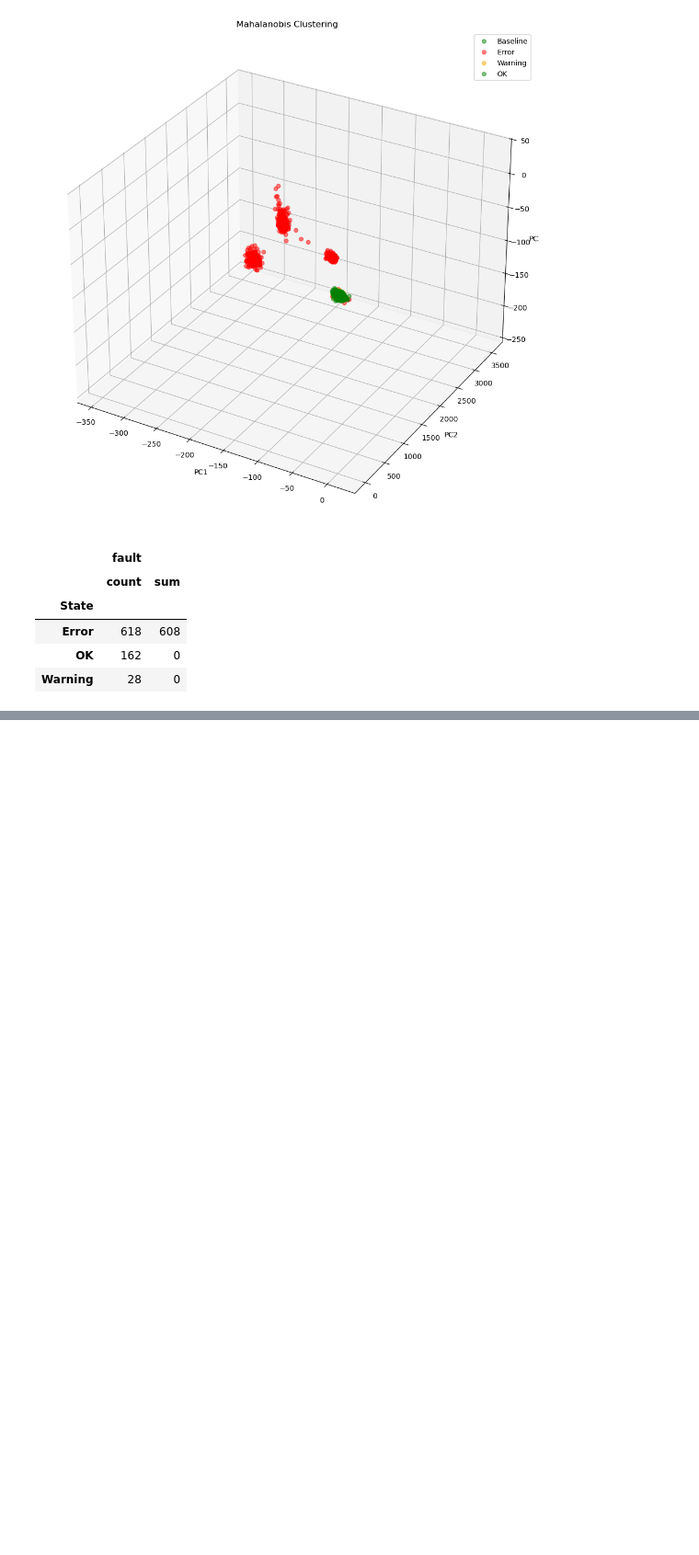
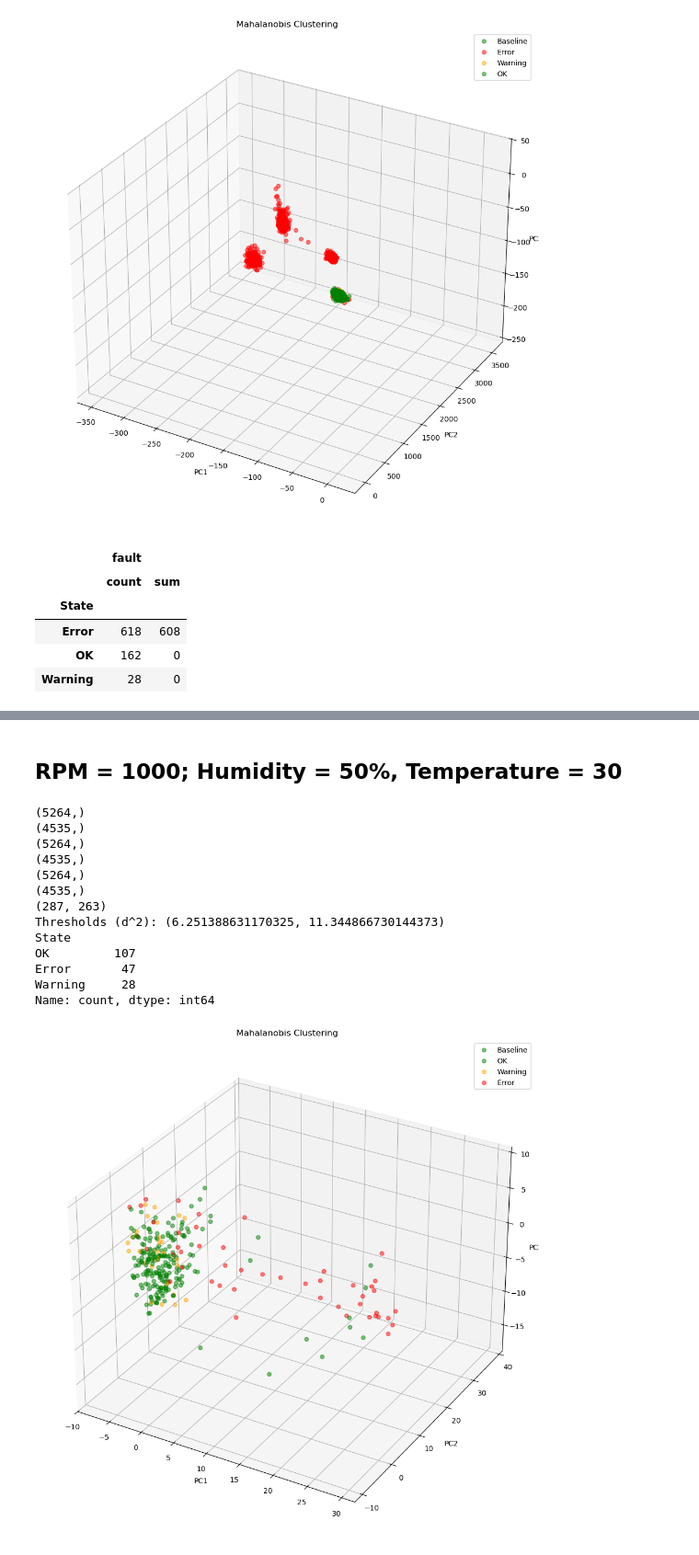
Before and after one commit to AtanasKolevNBU/PhD, a Jupyter notebook: notebooks/AD/HHT_FE_Mahalanobis_Clusters.ipynb, the cells around one changed output, grey strips where cells are left out. Shown at 92% size. Cells and saved outputs as stored; diff of their text form; code cells hidden in the pictures; blank space fills up the shorter version.

```diff
--- a/notebooks/AD/HHT_FE_Mahalanobis_Clusters.ipynb
+++ b/notebooks/AD/HHT_FE_Mahalanobis_Clusters.ipynb
@@ -756,0 +1170,11 @@ scored_new.groupby('State').agg({'fault' : ['count','sum']})
+# %%
+from sklearn.preprocessing import QuantileTransformer
+from sklearn.preprocessing import StandardScaler
+
+def process_ice_signal(signal):
+    qt = QuantileTransformer(output_distribution='normal')
+    sds = StandardScaler()
+    return sds.fit_transform(qt.fit_transform(signal.values.reshape(-1, 1))).flatten()
+
+df_ice = pd.read_csv(r"D:\Repositories\PhD\parsed_data\ICE_data\internal_combustion_engine_bearings_fixed_duplicates.csv")
+df_ice
@@ -756,0 +1195,38 @@ scored_new.groupby('State').agg({'fault' : ['count','sum']})
+# %% [markdown]
+## RPM = 1000; Humidity = 50%, Temperature = 30
+# %%
+c1_healthy = process_ice_signal(df_ice[(df_ice['RPM'] == 1000) & (df_ice['HUMIDITY%'] == 50) & (df_ice['TEMPERATURE_Celsius']==30) & (df_ice['FAULT'] == 0)]['Channel 1'])
+c1_faulty = process_ice_signal(df_ice[(df_ice['RPM'] == 1000) & (df_ice['HUMIDITY%'] == 50) & (df_ice['TEMPERATURE_Celsius']==30) & (df_ice['FAULT'] == 1)]['Channel 1'])
+c2_healthy = process_ice_signal(df_ice[(df_ice['RPM'] == 1000) & (df_ice['HUMIDITY%'] == 50) & (df_ice['TEMPERATURE_Celsius']==30) & (df_ice['FAULT'] == 0)]['Channel 2'])
+c2_faulty = process_ice_signal(df_ice[(df_ice['RPM'] == 1000) & (df_ice['HUMIDITY%'] == 50) & (df_ice['TEMPERATURE_Celsius']==30) & (df_ice['FAULT'] == 1)]['Channel 2'])
+c3_healthy = process_ice_signal(df_ice[(df_ice['RPM'] == 1000) & (df_ice['HUMIDITY%'] == 50) & (df_ice['TEMPERATURE_Celsius']==30) & (df_ice['FAULT'] == 0)]['Channel 3'])
+c3_faulty = process_ice_signal(df_ice[(df_ice['RPM'] == 1000) & (df_ice['HUMIDITY%'] == 50) & (df_ice['TEMPERATURE_Celsius']==30) & (df_ice['FAULT'] == 1)]['Channel 3'])
+
+print(c1_healthy.shape)
+print(c1_faulty.shape)
+
+print(c2_healthy.shape)
+print(c2_faulty.shape)
+
+print(c3_healthy.shape)
+print(c3_faulty.shape)
+
+results, state_faults = fit_mahalanobis_ice((c1_healthy, c2_healthy, c3_healthy), (c1_faulty, c2_faulty, c3_faulty),
+                                            fs = 3200, sample_size=50)
+
+plot_3d(results)
+# %% [output]
+(5264,)
+(4535,)
+(5264,)
+(4535,)
+(5264,)
+(4535,)
+(287, 263)
+Thresholds (d^2): (6.251388631170325, 11.344866730144373)
+State
+OK         107
+Error       47
+Warning     28
+Name: count, dtype: int64
+[figure, added]
```
Also changed, not shown: parts of 40 cells of this notebook, 12 other files.
